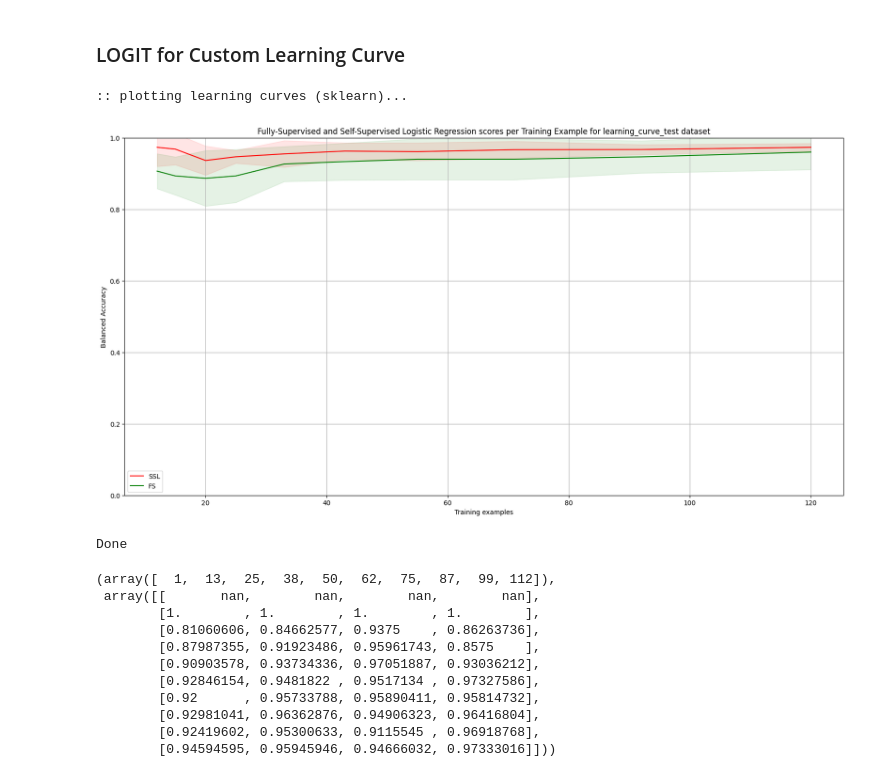
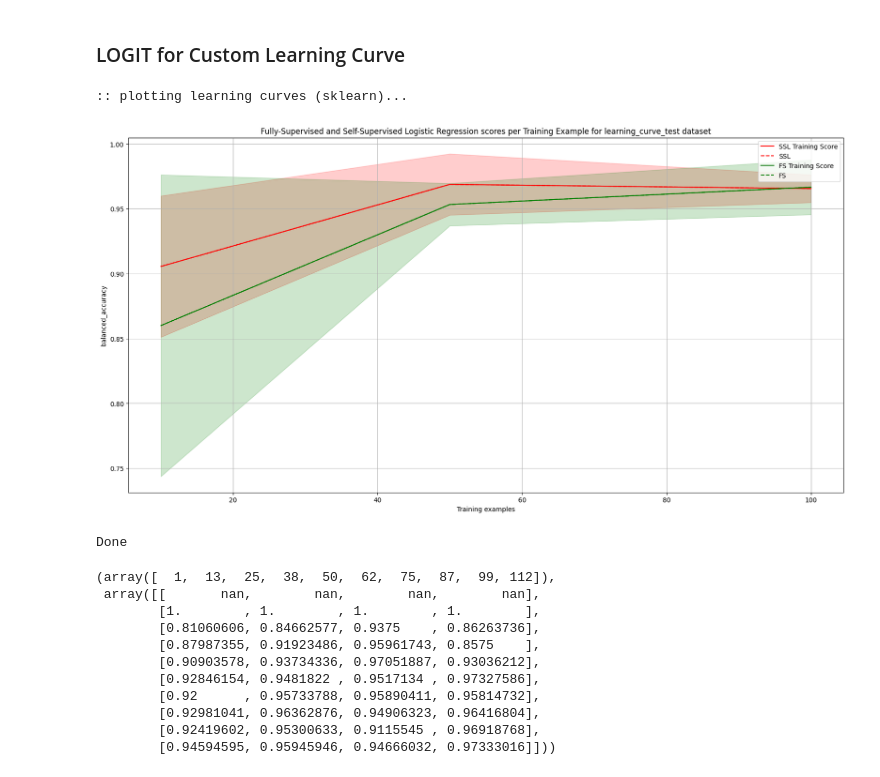
Before and after one commit to etiennegalea/ssl_generic_eeg, a Jupyter notebook: test.ipynb, the cells around one changed output. Cells and saved outputs as stored; diff of their text form; code cells hidden in the pictures.

Commit message:
Testing with new 10* factored space for learning curves

```diff
--- a/test.ipynb
+++ b/test.ipynb
@@ -971,21 +998,26 @@ log_reg = LogisticRegression(
 clf = make_pipeline(StandardScaler(), log_reg)
 # %%
 X, y = shuffle(X, y)
+
+scoring = 'balanced_accuracy'
+space = [10, 50, 100]
+
 ssl_train_sizes, ssl_train_scores, ssl_test_scores = learning_curve(
     clf,
     X=X,
     y=y,
     cv=5,
-    scoring='balanced_accuracy',
+    scoring=scoring,
     n_jobs=-1,
-    train_sizes = np.logspace(0,1,10)/10,
+    train_sizes = space,
+    # train_sizes = np.logspace(0,1,10)/10,
     shuffle=True
 )
 
-p.plot_learning_curves_sklearn(ssl_train_sizes, ssl_train_sizes, ssl_train_scores, ssl_train_scores, ssl_test_scores, ssl_test_scores, dataset_name='learning_curve_test')
+p.plot_learning_curves_sklearn(ssl_train_sizes, ssl_train_sizes, ssl_train_scores, ssl_train_scores, ssl_test_scores, ssl_test_scores, dataset_name='learning_curve_test', scoring=scoring)
 # %% [output]
 :: plotting learning curves (sklearn)...
-[figure, old version]
+[figure, new version]
 Done
 # %%
 ssl_train_sizes, ssl_train_scores
```
Also changed, not shown: parts of 17 cells of this notebook, 3 other files.
